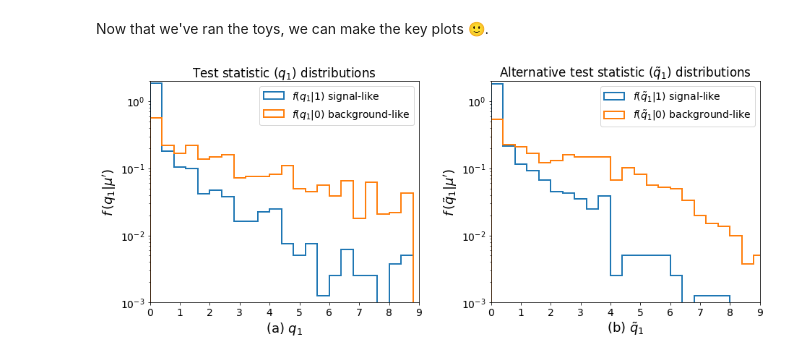
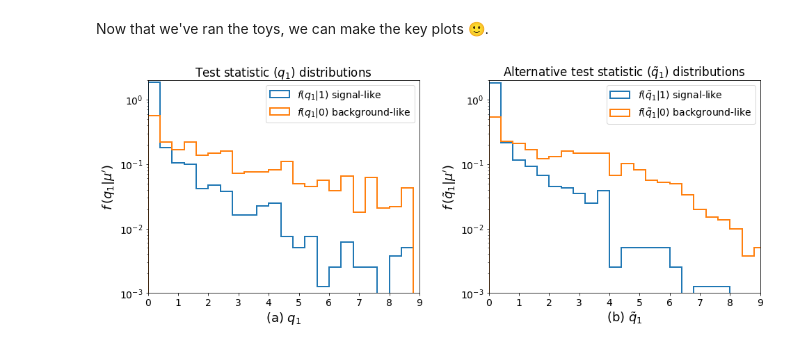
Before and after one commit to sjiggins/pyhf, a Jupyter notebook: docs/examples/notebooks/toys.ipynb, the cells around one changed output. Saved outputs shown, nothing was run; the diff lists cells and outputs as text; code cells hidden in the pictures.

Commit message:
Use figure size of (14,6) inches for Figure 5 plots

```diff
--- a/docs/examples/notebooks/toys.ipynb
+++ b/docs/examples/notebooks/toys.ipynb
@@ -154,32 +154,32 @@ ax0.hist(
 ax0.set_xlabel(r"(a) $q_1$", fontsize=18)
 ax0.set_ylabel(r"$f\,(q_1|\mu')$", fontsize=18)
 ax0.set_title(r"Test statistic $(q_1)$ distributions")
 ax0.legend()
 
 ax1.hist(
     qtilde_sig.samples,
     bins=bins,
     histtype="step",
     density=True,
     label=r"$f(\tilde{q}_1|1)$ signal-like",
     linewidth=2,
 )
 ax1.hist(
     qtilde_bkg.samples,
     bins=bins,
     histtype="step",
     density=True,
     label=r"$f(\tilde{q}_1|0)$ background-like",
     linewidth=2,
 )
 ax1.set_xlabel(r"(b) $\tilde{q}_1$", fontsize=18)
 ax1.set_ylabel(r"$f\,(\tilde{q}_1|\mu')$", fontsize=18)
 ax1.set_title(r"Alternative test statistic $(\tilde{q}_1)$ distributions")
 ax1.legend()
 
 
 plt.setp(axes, xlim=(0, 9), ylim=(1e-3, 2), yscale="log")
-fig.set_size_inches(13.5, 6)
+fig.set_size_inches(14, 6)
 fig.tight_layout(pad=2.0)
 # %% [output]
-[figure, old version]
+[figure, new version]
```
